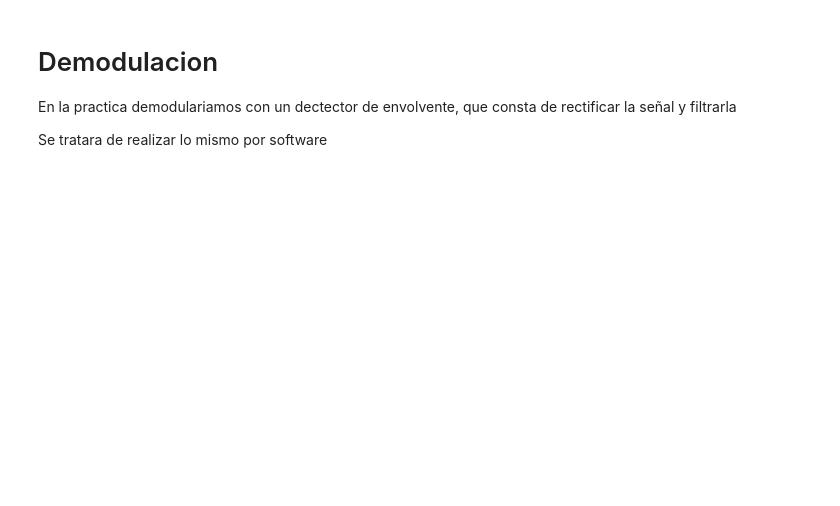
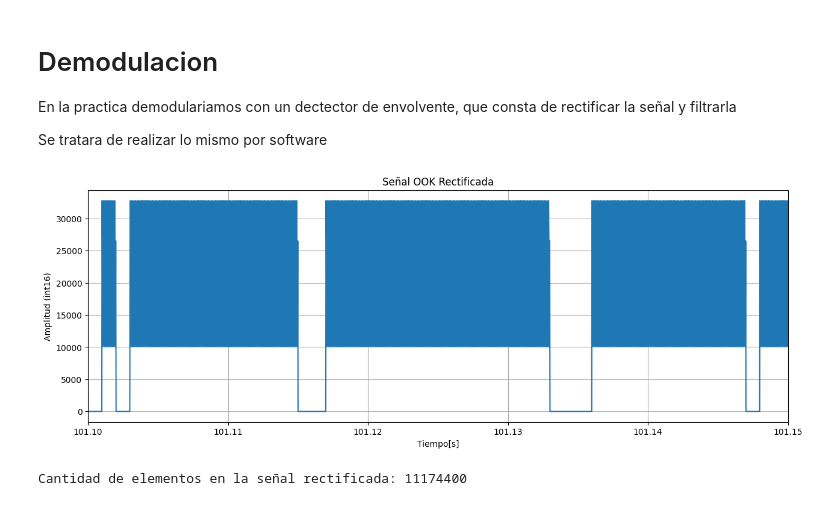
Before and after one commit to UlisesUberti/Proyecto_Seniales_Electricas, a Jupyter notebook: src/Receptor.ipynb, the cells around one changed output. Drawn from its saved outputs; the diff is of its cells as text; code cells hidden in the pictures; blank space fills up the shorter version.

```diff
--- a/src/Receptor.ipynb
+++ b/src/Receptor.ipynb
@@ -31,4 +38,22 @@ plt.show()
 En la practica demodulariamos con un dectector de envolvente, que consta de rectificar la señal y filtrarla
 
 Se tratara de realizar lo mismo por software
+# %%
+# rectificamos la señal
+Senial_OOK_Rectificada = np.abs(Senial_OOK)
+#Graficamos la señal rectificada
+plt.figure(figsize=(15,5))
+plt.plot(t_Senial_OOK,Senial_OOK_Rectificada)
+plt.title("Señal OOK Rectificada")
+plt.xlabel("Tiempo[s]")
+plt.ylabel("Amplitud (int16)")
+plt.grid(True)
+plt.xlim(101.1,101.15)
+plt.show()
+# %% [output]
+[figure, added]
+# %%
+print("Cantidad de elementos en la señal rectificada:",len(Senial_OOK_Rectificada))
+# %% [output]
+Cantidad de elementos en la señal rectificada: 11174400
 # %%
```
Also changed, not shown: parts of 14 cells of this notebook, 6 other files.
